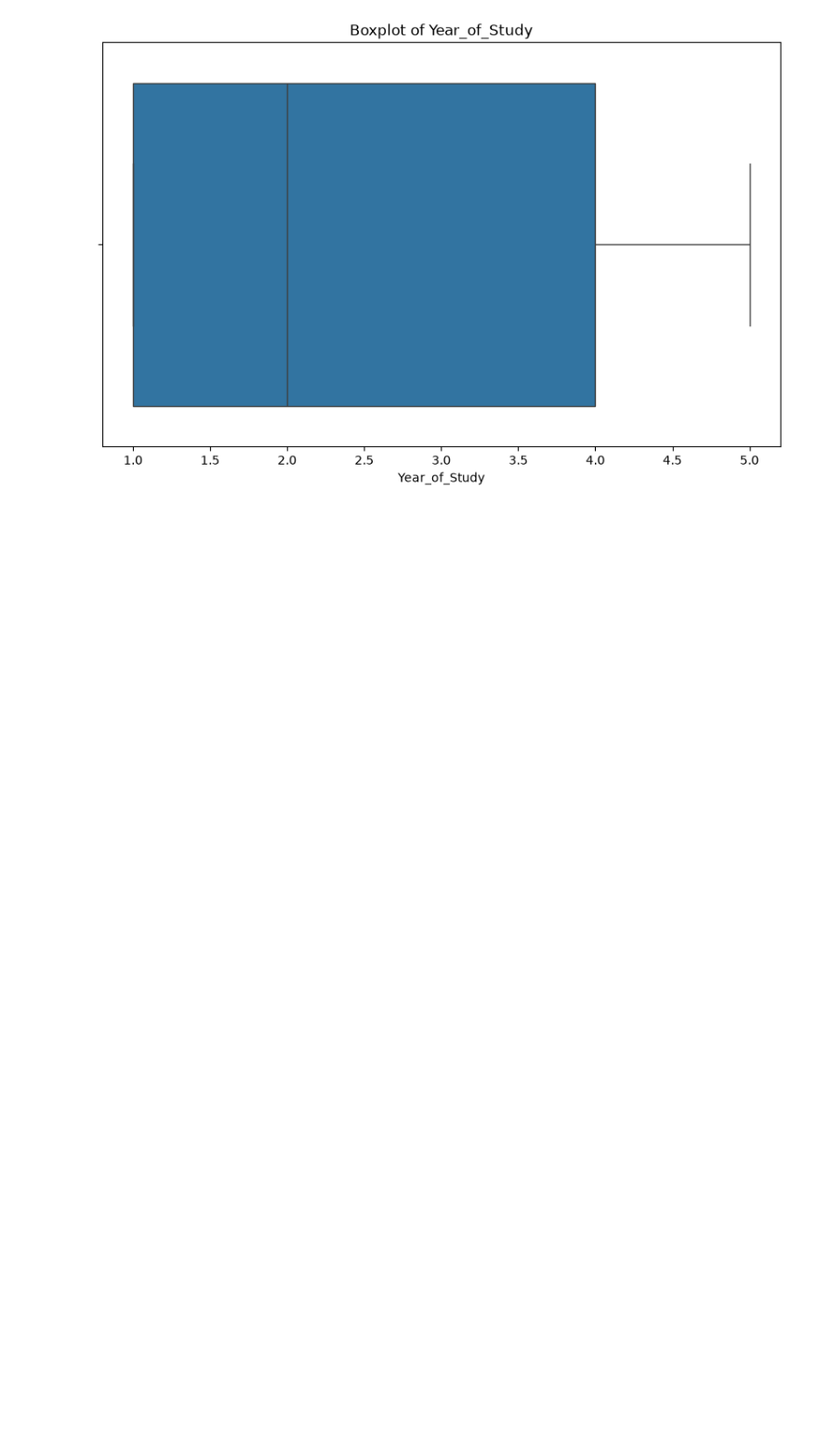
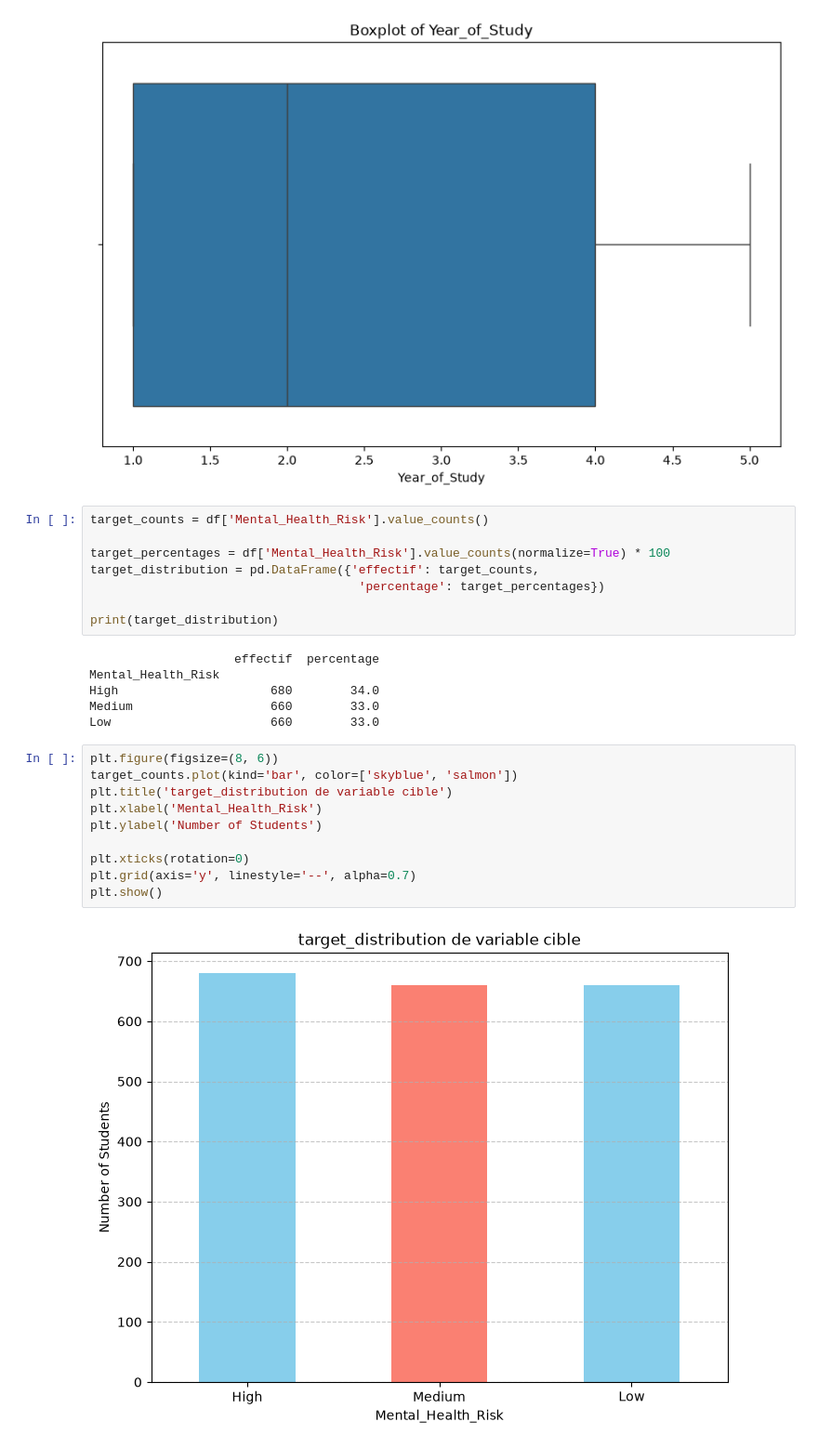
Before and after one commit to Azzam-Olaya/student-mental-health-pipeline, a Jupyter notebook: notebook/extraction.ipynb, the cells around one changed output. Shown at 93% size. Cells and saved outputs as stored; diff of their text form; blank space fills up the shorter version.

Commit message:
analyze target distribution and class imbalance

```diff
--- a/notebook/extraction.ipynb
+++ b/notebook/extraction.ipynb
@@ -251,3 +251,29 @@ for col in numeric_columns:
 [figure]
 [figure]
 [figure]
+# %%
+target_counts = df['Mental_Health_Risk'].value_counts()
+
+target_percentages = df['Mental_Health_Risk'].value_counts(normalize=True) * 100
+target_distribution = pd.DataFrame({'effectif': target_counts,
+                                     'percentage': target_percentages})
+
+print(target_distribution)
+# %% [output]
+                    effectif  percentage
+Mental_Health_Risk
+High                     680        34.0
+Medium                   660        33.0
+Low                      660        33.0
+# %%
+plt.figure(figsize=(8, 6))
+target_counts.plot(kind='bar', color=['skyblue', 'salmon'])
+plt.title('target_distribution de variable cible')
+plt.xlabel('Mental_Health_Risk')
+plt.ylabel('Number of Students')
+
+plt.xticks(rotation=0)
+plt.grid(axis='y', linestyle='--', alpha=0.7)
+plt.show()
+# %% [output]
+[figure, added]
```
